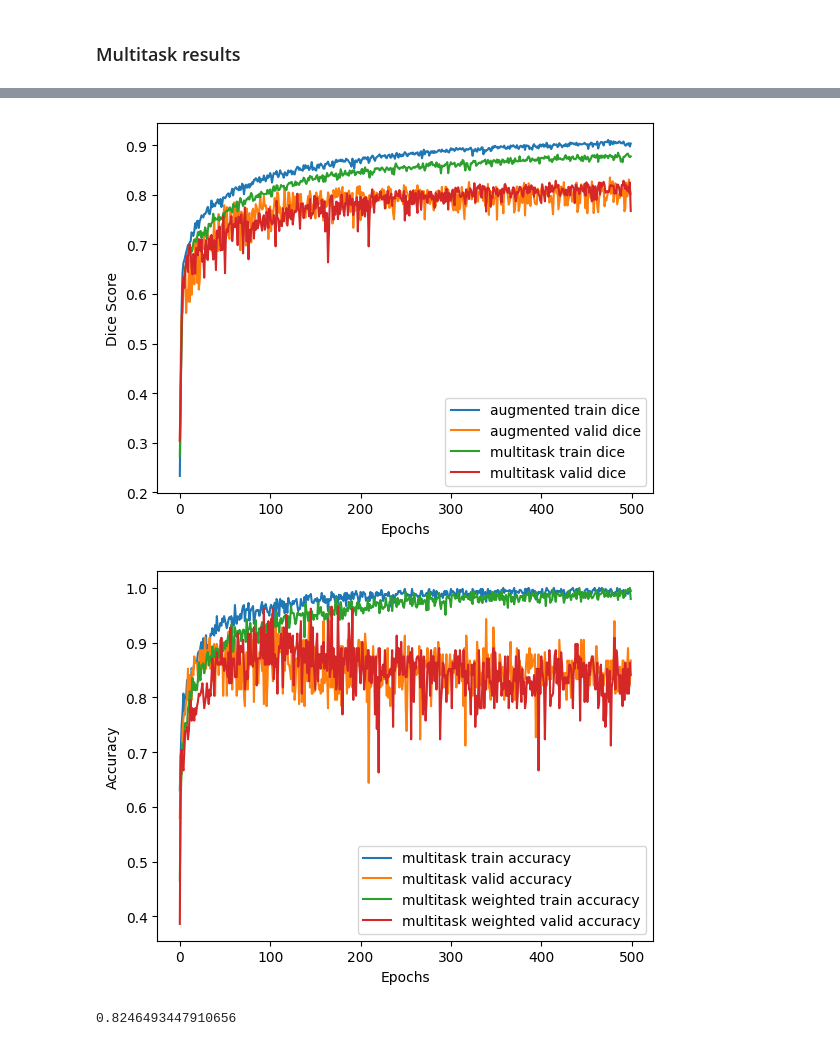
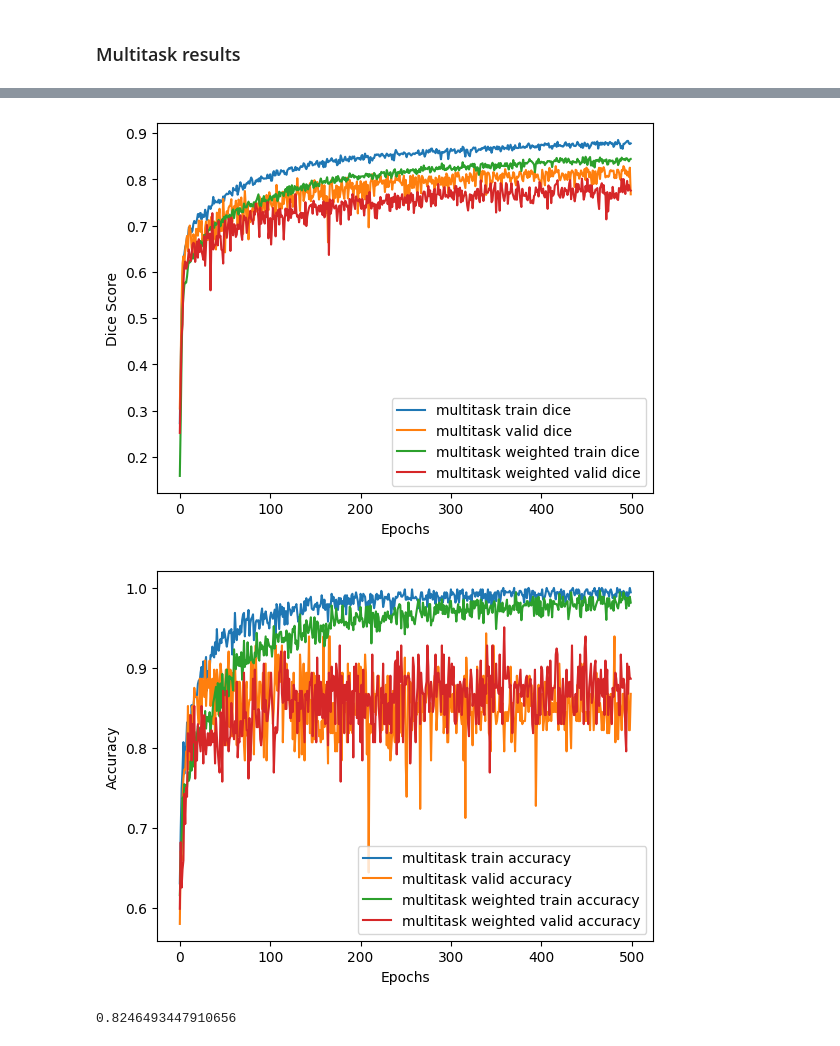
Before and after one commit to oliverjm1/mycetoma_segmentation, a Jupyter notebook: notebooks/plot_train_scores.ipynb, the cells around one changed output, grey strips where cells are left out. Cells and saved outputs as stored; diff of their text form; code cells hidden in the pictures.

Commit message:
plotting stuff

```diff
--- a/notebooks/plot_train_scores.ipynb
+++ b/notebooks/plot_train_scores.ipynb
@@ -124,6 +124,8 @@ augmented_scores['val_losses'][476]
 # %%
 multitask1_scores = np.load('../train_stats/multitask_firstgo.npy', allow_pickle=True).item()
 multitask2_scores = np.load('../train_stats/multitask_weighted.npy', allow_pickle=True).item()
+multitask3_scores = np.load('../train_stats/multitask_jitter.npy', allow_pickle=True).item()
+multitask4_scores = np.load('../train_stats/multitask_jitter_high_lr.npy', allow_pickle=True).item()
 # %%
 # Plot losses
 plt.plot(multitask1_scores['train_losses'], label='multitask train loss')
@@ -145,14 +150,14 @@ plt.show()
 #plt.plot(baseline_scores['train_dice_scores'], label='baseline train dice')
 #plt.plot(baseline_scores['val_dice_scores'], label='baseline valid dice')
 
-plt.plot(augmented_scores['train_dice_scores'], label='augmented train dice')
-plt.plot(augmented_scores['val_dice_scores'], label='augmented valid dice')
+#plt.plot(augmented_scores['train_dice_scores'], label='augmented train dice')
+#plt.plot(augmented_scores['val_dice_scores'], label='augmented valid dice')
 
 plt.plot(multitask1_scores['train_dice_scores'], label='multitask train dice')
 plt.plot(multitask1_scores['val_dice_scores'], label='multitask valid dice')
 
-#plt.plot(multitask2_scores['train_dice_scores'], label='multitask weighted train dice')
-#plt.plot(multitask2_scores['val_dice_scores'], label='multitask weighted valid dice')
+plt.plot(multitask4_scores['train_dice_scores'], label='multitask weighted train dice')
+plt.plot(multitask4_scores['val_dice_scores'], label='multitask weighted valid dice')
 
 plt.legend()
 
@@ -161,23 +166,23 @@ plt.ylabel('Dice Score')
 
 plt.show()
 # %% [output]
-[figure, old version]
+[figure, new version]
 # %%
 # Plot classification accuracy
 plt.plot(multitask1_scores['train_accuracies'], label='multitask train accuracy')
 plt.plot(multitask1_scores['val_accuracies'], label='multitask valid accuracy')
 
-plt.plot(multitask2_scores['train_accuracies'], label='multitask weighted train accuracy')
-plt.plot(multitask2_scores['val_accuracies'], label='multitask weighted valid accuracy')
+plt.plot(multitask4_scores['train_accuracies'], label='multitask weighted train accuracy')
+plt.plot(multitask4_scores['val_accuracies'], label='multitask weighted valid accuracy')
 
 plt.legend()
 
 plt.xlabel('Epochs')
 plt.ylabel('Accuracy')
 
 plt.show()
 # %% [output]
-[figure, old version]
+[figure, new version]
 # %%
 augmented_scores['val_dice_scores'][np.argmin(augmented_scores['val_losses'])]
 # %% [output]
```
Also changed, not shown: parts of 1 cell of this notebook.
